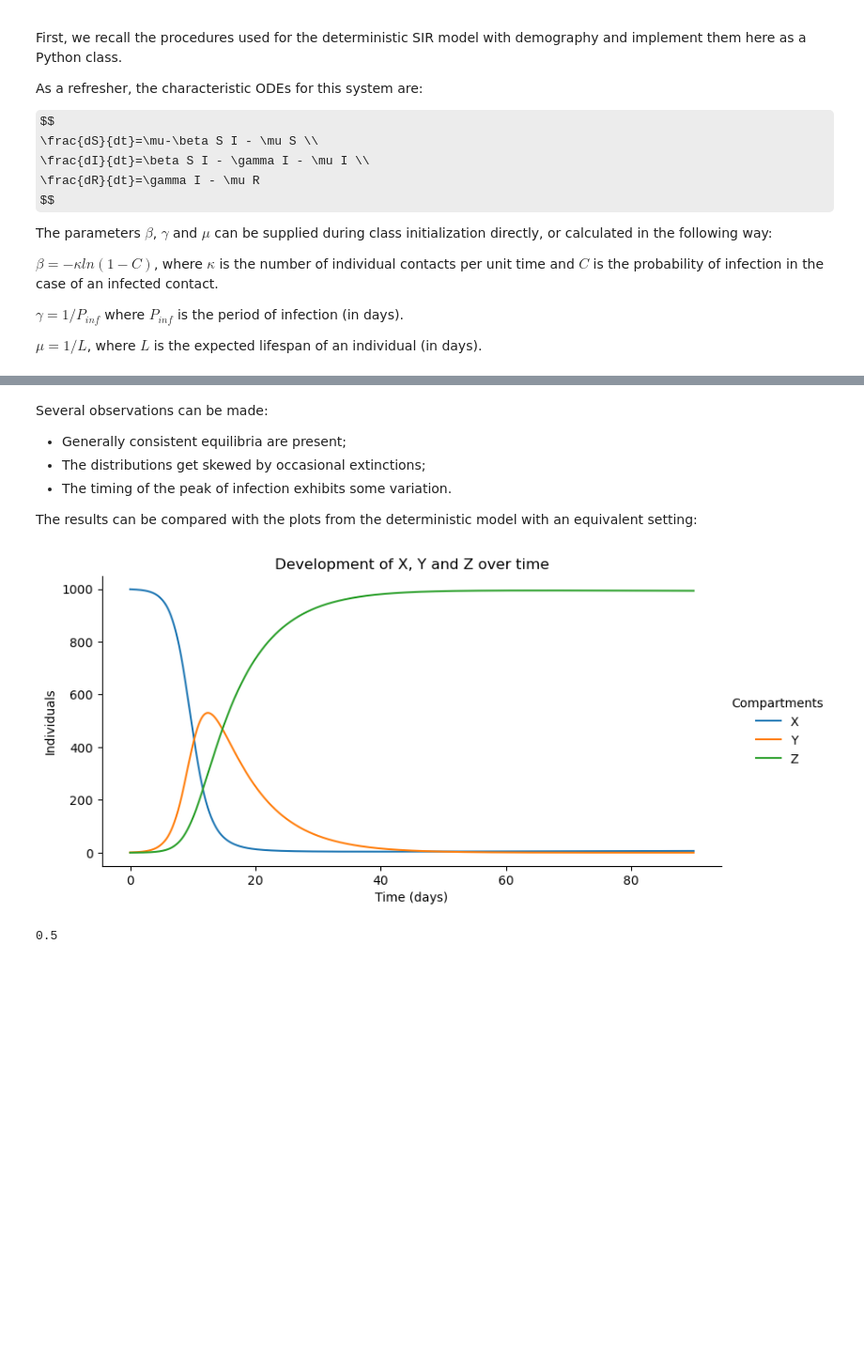
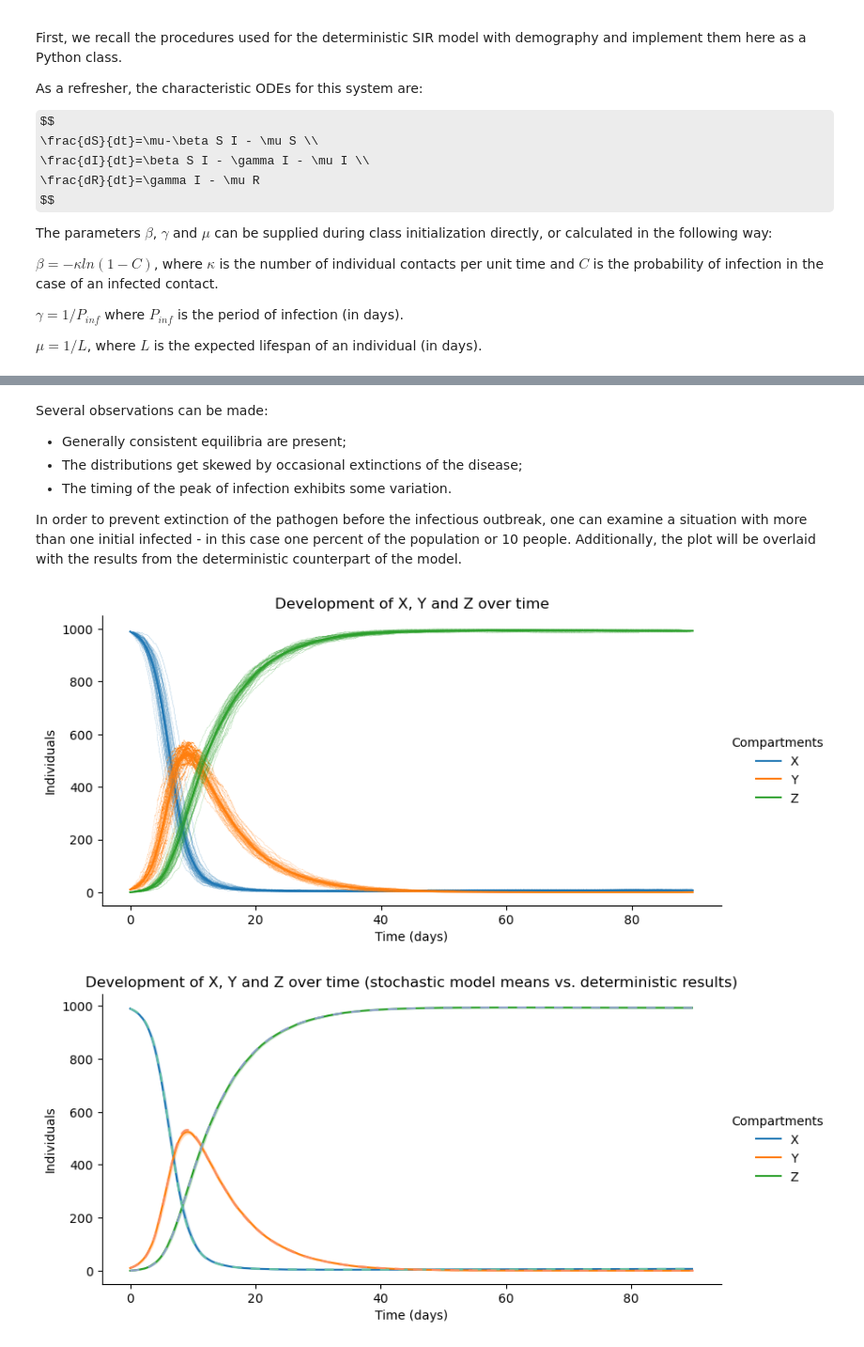
Before and after one commit to mboyan/intro-to-computational-science, a Jupyter notebook: Assignments/Assignment 2/Daliparthi_15073815_Mihaylov_15067602_assignment2.ipynb, the cells around one changed output, grey strips where cells are left out. Shown at 94% size. Cells and saved outputs as stored; diff of their text form; code cells hidden in the pictures; some formulas as TeX source; blank space fills up the shorter version.

```diff
--- a/Assignments/Assignment 2/Daliparthi_15073815_Mihaylov_15067602_assignment2.ipynb
+++ b/Assignments/Assignment 2/Daliparthi_15073815_Mihaylov_15067602_assignment2.ipynb
@@ -374,36 +422,19 @@ plt.show()
 # %% [markdown]
 Several observations can be made:
 - Generally consistent equilibria are present;
-- The distributions get skewed by occasional extinctions;
+- The distributions get skewed by occasional extinctions of the disease;
 - The timing of the peak of infection exhibits some variation.
 
-The results can be compared with the plots from the deterministic model with an equivalent setting:
+In order to prevent extinction of the pathogen before the infectious outbreak, one can examine a situation with more than one initial infected - in this case one percent of the population or 10 people. Additionally, the plot will be overlaid with the results from the deterministic counterpart of the model.
-# %%
-# Global simulation parameters
-step = 10e-3
-maxtime = 90 # days
-X_start = 999
-Y_start = 1
-Z_start = 0
-
-# Initialise and run deterministic model
-deterministic_SIR = InfectionModelDeterministic(X_start, Y_start, Z_start, k=8, c=0.1, pinf=7, lifespan=16107.525)
-
-values_track = np.vstack(deterministic_SIR.iterate(step, maxtime))
-
-# Construct DataFrames
-df_run = pd.DataFrame(values_track.T, columns=['time','X','Y','Z'])
-df_run_melt = df_run.melt('time', var_name='Compartments', value_name='vals')
-
-# Plot
-sns.relplot(df_run_melt, x='time', y='vals', kind='line', hue='Compartments', height=4, aspect=2.)
-plt.xlabel('Time (days)')
-plt.ylabel('Individuals')
-plt.title('Development of X, Y and Z over time')
-plt.show()
-# %% [output]
-[figure, removed]
-# %%
-print(5.5%5)
-# %% [output]
-0.5
+# %%
+# Global simulation parameters
+maxtime = 90 # days
+X_start = 990
+Y_start = 10
+Z_start = 0
+
+plot_stochastic_model(maxtime, X_start, Y_start, Z_start, 50, plot_det=False)
+plot_stochastic_model(maxtime, X_start, Y_start, Z_start, 50, ' (stochastic model means vs. deterministic results)', plot_det=True)
+# %% [output]
+[figure, added]
+[figure, added]
```
Also changed, not shown: parts of 10 cells of this notebook.
